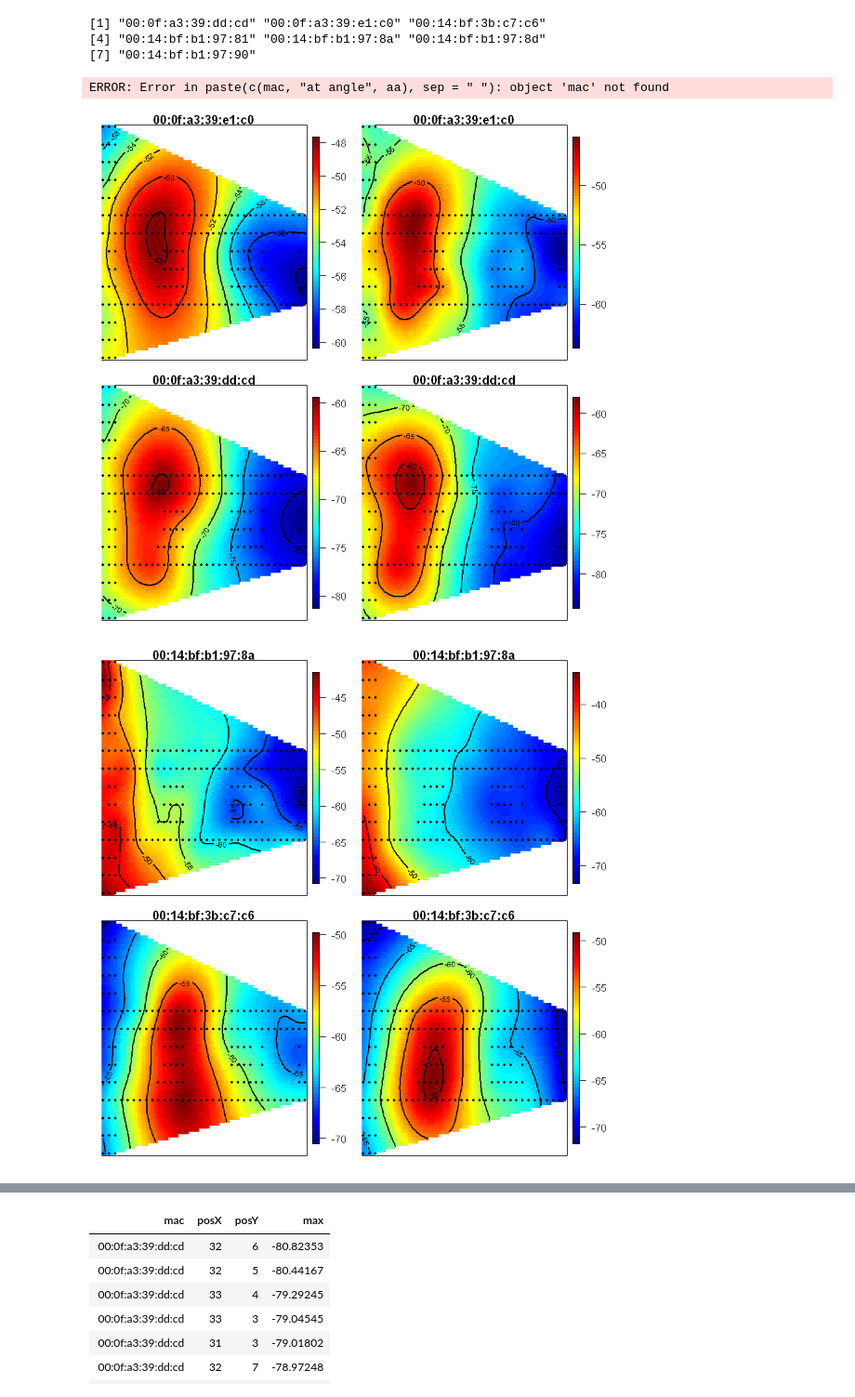
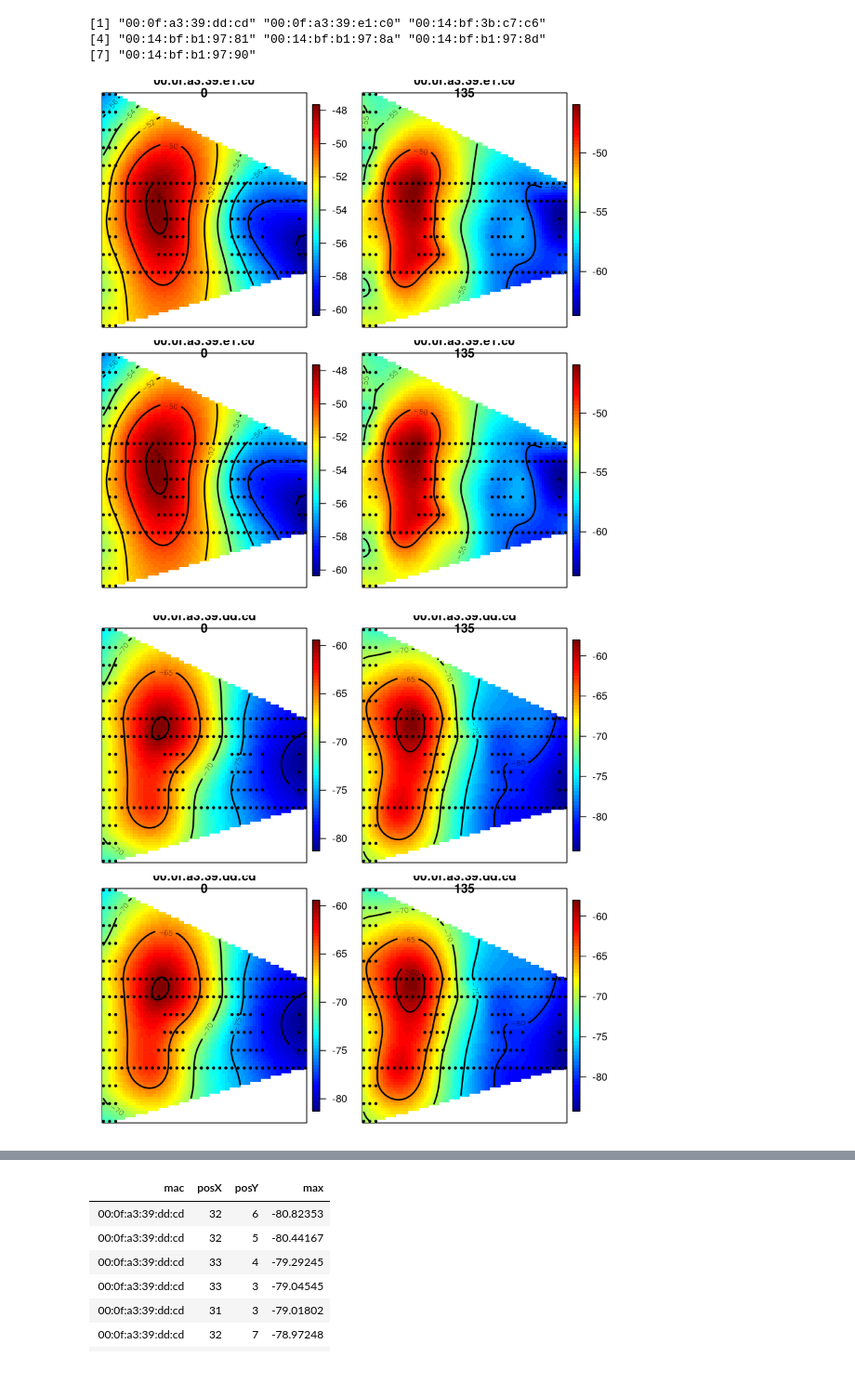
Before and after one commit to CaseyRMartinez/QTW_CaseStudies, a Jupyter notebook: RTLS_CaseStudy1_v4.ipynb, the cells around one changed output, grey strips where cells are left out. Shown at 93% size. Saved outputs shown, nothing was run; the diff lists cells and outputs as text; code cells hidden in the pictures.

```diff
--- a/RTLS_CaseStudy1_v4.ipynb
+++ b/RTLS_CaseStudy1_v4.ipynb
@@ -66,7 +66,7 @@ roundOrientation = function(angles) {
     c(refs[1:8], 0)[q]
 }
 
-offline = readData(OfflinePath1)
+offline = readData(OfflinePath2)
 # online = readData(OnlinePath1)
 # %%
 #pdf(file = "Geo_BoxplotSignalByMacAngle.pdf", width = 7)
@@ -277,9 +277,3 @@ unique(offlineSummary$mac)
 [1] "00:0f:a3:39:dd:cd" "00:0f:a3:39:e1:c0" "00:14:bf:3b:c7:c6"
 [4] "00:14:bf:b1:97:81" "00:14:bf:b1:97:8a" "00:14:bf:b1:97:8d"
 [7] "00:14:bf:b1:97:90"
-# %%
-thismacmac = "10101"
-aa = 135
-paste(c(mac, "at angle", aa), sep = " ")
-# %% [output]
-ERROR: Error in paste(c(mac, "at angle", aa), sep = " "): object 'mac' not found
@@ -286,23 +283,23 @@ ERROR: Error in paste(c(mac, "at angle", aa), sep = " "): object 'mac' not found
 # %%
 surfaceSS = function(data, mac, angle = 45) {
   require(fields)
   oneAPAngle = data[ data$mac == mac & data$angle == angle, ]
   smoothSS = Tps(oneAPAngle[, c("posX","posY")],
                  oneAPAngle$avgSignal)
   vizSmooth = predictSurface(smoothSS)
   plot.surface(vizSmooth, type = "C",
                xlab = "", ylab = "", xaxt = "n", yaxt = "n")
   points(oneAPAngle$posX, oneAPAngle$posY, pch=19, cex = 0.5)
-  title(mac)
+  title(paste(c(mac, angle), sep = " "))
 }
 
 parCur = par(mfrow = c(2,2), mar = rep(1, 4))
 
-mapply(surfaceSS, mac = submac[ rep(c(1,2,3,4,5,6,7), each = 2) ],
+mapply(surfaceSS, mac = submac[ rep(c(1,2,3,4,5,6,7), each = 4) ],
        angle = rep(c(0, 135), 2),
        data = list(data = offlineSummary))
 
 # par(parCur)
 # %% [output]
-[figure, old version]
+[figure, new version]
-[figure, old version]
+[figure, new version]
```
Also changed, not shown: parts of 56 cells of this notebook, 3 other files.
